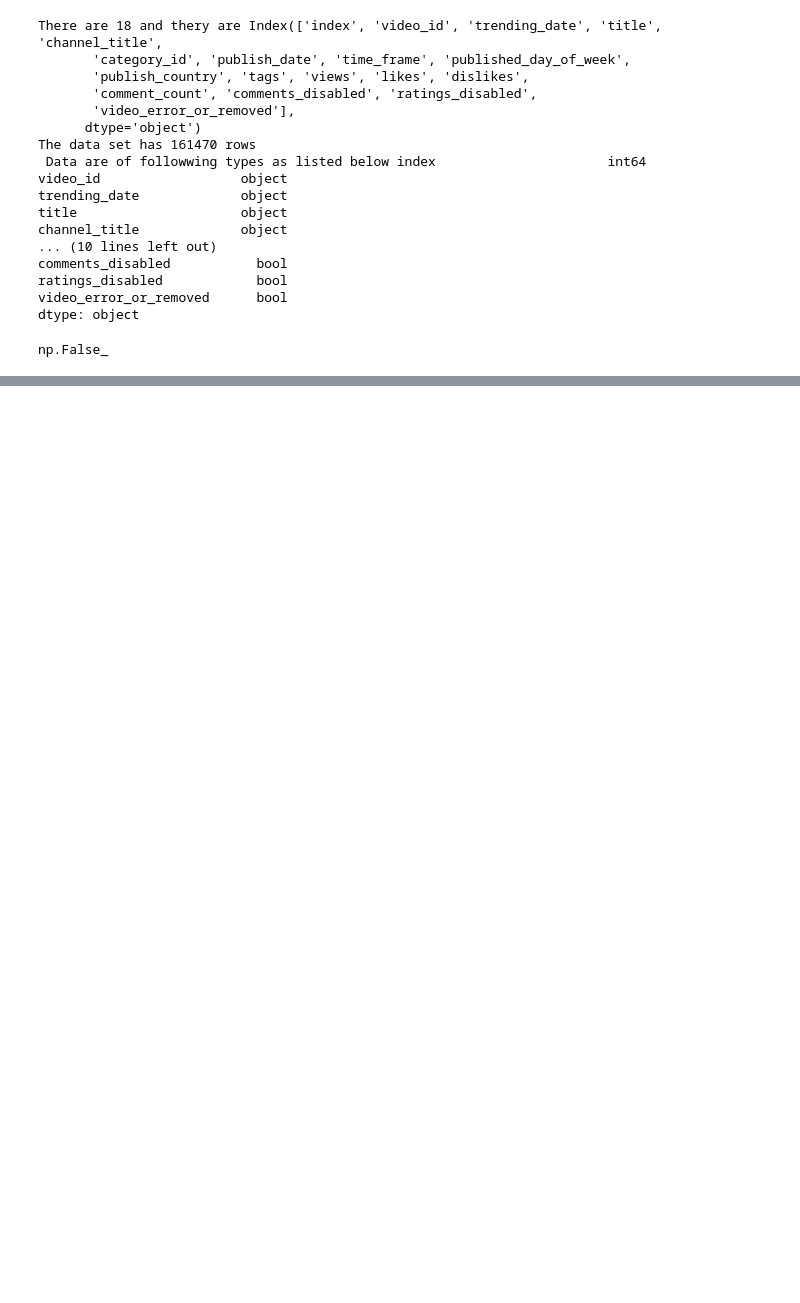
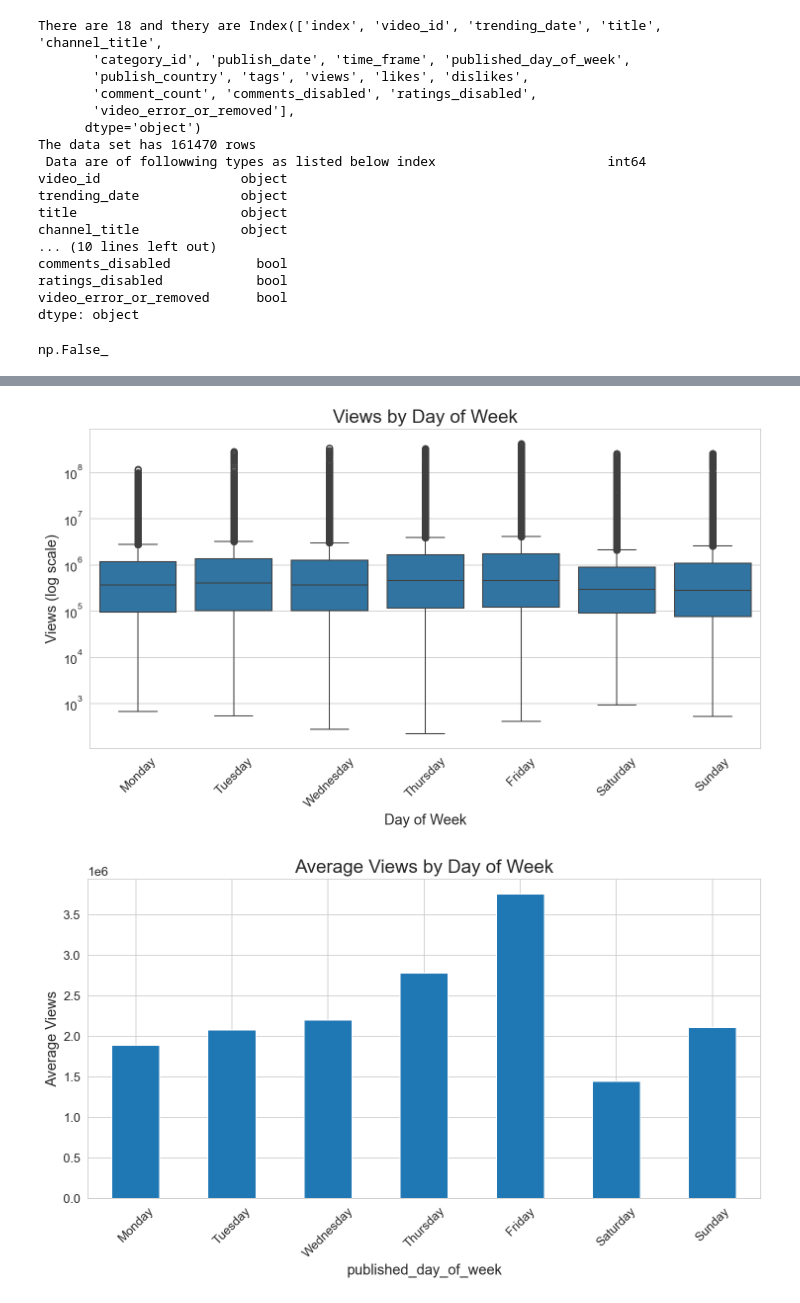
Before and after one commit to Aadarsh524/video-engagement-predictor, a Jupyter notebook: notebooks/01_eda.ipynb, the cells around one changed output, grey strips where cells are left out. Drawn from its saved outputs; the diff is of its cells as text; code cells hidden in the pictures; blank space fills up the shorter version.

```diff
--- a/notebooks/01_eda.ipynb
+++ b/notebooks/01_eda.ipynb
@@ -138,0 +139,27 @@ plt.show()
+# %%
+# Now we see data based on different days of week
+
+# Order days properly
+day_order = ['Monday', 'Tuesday', 'Wednesday', 'Thursday', 'Friday', 'Saturday', 'Sunday']
+
+# Plot views by day
+plt.figure(figsize=(10, 6))
+sns.boxplot(data=df, x='published_day_of_week', y='views', order=day_order)
+plt.yscale('log')  # Use log scale for views
+plt.title('Views by Day of Week')
+plt.xlabel('Day of Week')
+plt.ylabel('Views (log scale)')
+plt.xticks(rotation=45)
+plt.tight_layout()
+plt.show()
+
+# Or use bar plot for average views
+df.groupby('published_day_of_week')['views'].mean().reindex(day_order).plot(kind='bar', figsize=(10,6))
+plt.title('Average Views by Day of Week')
+plt.ylabel('Average Views')
+plt.xticks(rotation=45)
+plt.tight_layout()
+plt.show()
+# %% [output]
+[figure, added]
+[figure, added]
```
Also changed, not shown: parts of 5 cells of this notebook.
